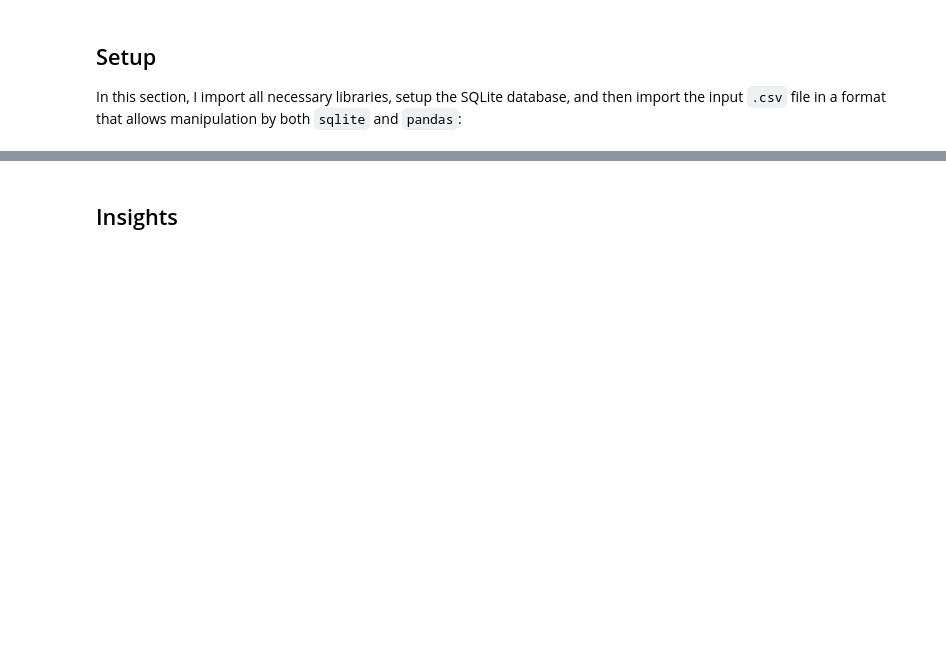
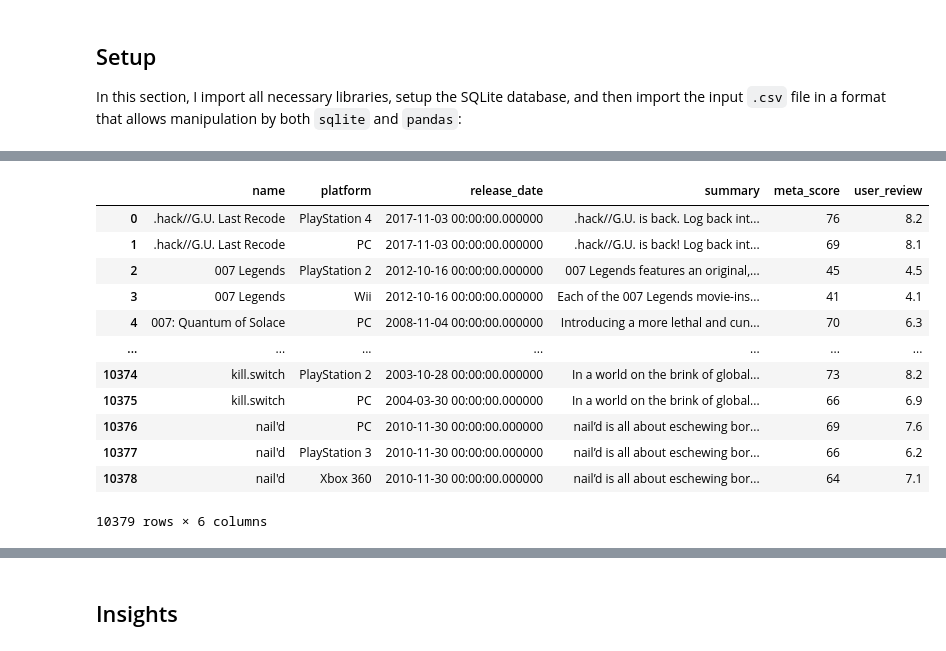
Before and after one commit to henrylin03/video-games, a Jupyter notebook: analysis.ipynb, the cells around one changed output, grey strips where cells are left out. Saved outputs shown, nothing was run; the diff lists cells and outputs as text; code cells hidden in the pictures; blank space fills up the shorter version.

```diff
--- a/analysis.ipynb
+++ b/analysis.ipynb
@@ -158,0 +210,39 @@ vg_df.to_sql("vg", engine, if_exists="replace")
+# %%
+# join other columns from the original table to review cause of duplication
+pd.read_sql_query(
+    """
+                WITH duplicate_names AS (
+                    SELECT name,
+                        COUNT(*) row_counts
+                    FROM vg
+                    GROUP BY 1
+                    HAVING row_counts > 1
+                )
+
+                SELECT d.name,
+                    vg.platform,
+                    vg.release_date,
+                    vg.summary,
+                    vg.meta_score,
+                    vg.user_review
+                FROM duplicate_names d
+                JOIN vg
+                    USING (name)
+                ORDER BY 1
+                """,
+    engine,
+)
+# %% [output]
+|  | name | platform | release_date | summary | meta_score | user_review |
+| 0 | .hack//G.U. Last Recode | PlayStation 4 | 2017-11-03 00:00:00.000000 | .hack//G.U. is back. Log back int... | 76 | 8.2 |
+| 1 | .hack//G.U. Last Recode | PC | 2017-11-03 00:00:00.000000 | .hack//G.U. is back! Log back int... | 69 | 8.1 |
+| 2 | 007 Legends | PlayStation 2 | 2012-10-16 00:00:00.000000 | 007 Legends features an original,... | 45 | 4.5 |
+| 3 | 007 Legends | Wii | 2012-10-16 00:00:00.000000 | Each of the 007 Legends movie-ins... | 41 | 4.1 |
+| 4 | 007: Quantum of Solace | PC | 2008-11-04 00:00:00.000000 | Introducing a more lethal and cun... | 70 | 6.3 |
+| ... | ... | ... | ... | ... | ... | ... |
+| 10374 | kill.switch | PlayStation 2 | 2003-10-28 00:00:00.000000 | In a world on the brink of global... | 73 | 8.2 |
+| 10375 | kill.switch | PC | 2004-03-30 00:00:00.000000 | In a world on the brink of global... | 66 | 6.9 |
+| 10376 | nail'd | PC | 2010-11-30 00:00:00.000000 | nail’d is all about eschewing bor... | 69 | 7.6 |
+| 10377 | nail'd | PlayStation 3 | 2010-11-30 00:00:00.000000 | nail’d is all about eschewing bor... | 66 | 6.2 |
+| 10378 | nail'd | Xbox 360 | 2010-11-30 00:00:00.000000 | nail’d is all about eschewing bor... | 64 | 7.1 |
+10379 rows × 6 columns
```
Also changed, not shown: parts of 51 cells of this notebook.
